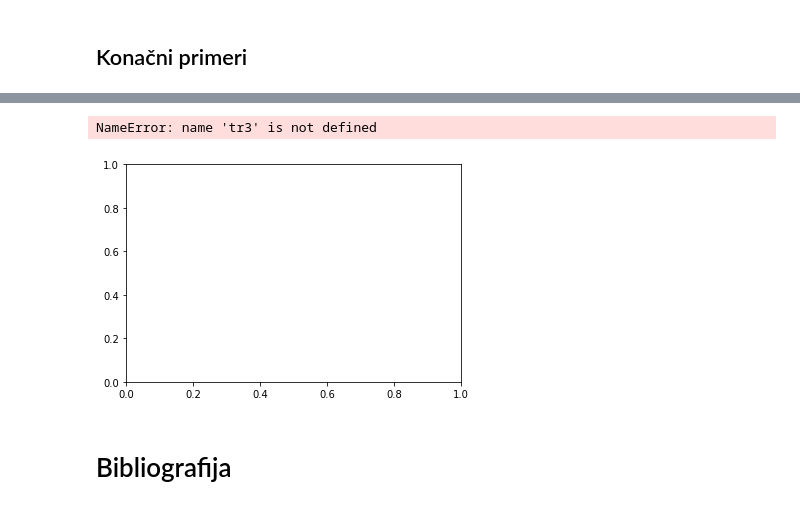
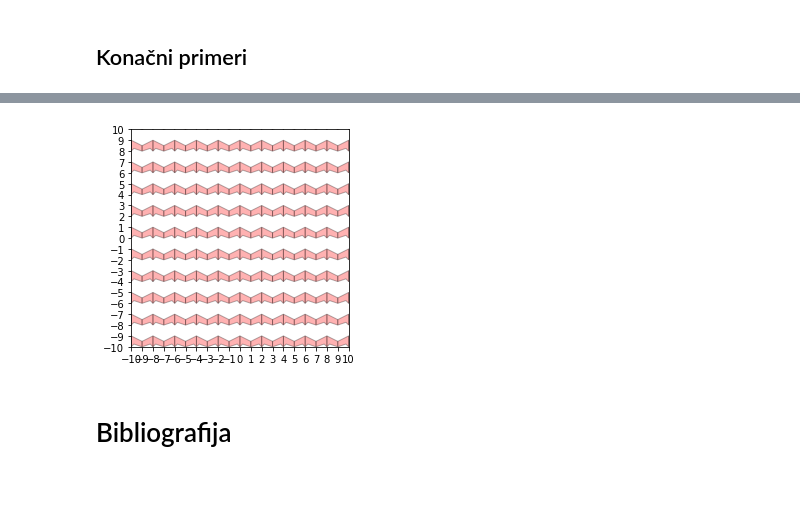
Before and after one commit to marinavas/poplocavanje, a Jupyter notebook: uvod.ipynb, the cells around one changed output, grey strips where cells are left out. Saved outputs shown, nothing was run; the diff lists cells and outputs as text; code cells hidden in the pictures.

```diff
--- a/uvod.ipynb
+++ b/uvod.ipynb
@@ -147,7 +153,7 @@ $$\begin{Bmatrix}\begin{bmatrix} \frac{v_{x}^{2}-v_{y}^{2} }{v_{x}^{2}+v_{y}^{2}
 # %%
 def pm(ax,ay, x1,y1,x2,y2):
     ref = refl2(ax,ay, ax+x1,ay+y1)
-    return np.union1d(p1(x1,x2,y1,y2),[ref, inv(ref)])
+    return p1(2*x1, 2*y1,x2,y2) +[ref]
 # %% [markdown]
 **
 # %% [markdown]
@@ -292,31 +181,48 @@ plt.show()
-# %%
-
-bx = plt.axes()
-for q1 in pop_p31m:
-    for q2 in pop_p31m:
-        for q3 in pop_p31m:
-            for q4 in pop_p31m:
-                    r = q1@q2@q3@q4
-                    p1 = affine_h(tr3, r)
-                    patch = PolygonPatch(p1, facecolor='#ff0000', edgecolor='#000000', alpha=0.3, zorder=2)
-                    bx.add_patch(patch)
-                    p2 = affine_h(kv, r)
-                    patch = PolygonPatch(p2.difference(p1), facecolor='#ffff00', edgecolor='#000000', alpha=0.7, zorder=2)
-                    bx.add_patch(patch)
-                    patch = PolygonPatch(p1.difference(p2), facecolor='#00ff00', edgecolor='#000000', alpha=0.7, zorder=2)
-                    bx.add_patch(patch)
-
-
-
-bx.set_xlim(-2,2)
-bx.set_xticks(range(-2,3))
-bx.set_ylim(-2,2)
-bx.set_yticks(range(-2,3))
-bx.set_aspect(1)
-plt.show()
-# %% [output]
-NameError: name 'tr3' is not defined
-[figure, removed]
+# %%
+def generisi(gen,okvir):
+    xmin,ymin,xmax,ymax = okvir
+    l = []
+    def generisi_rek(iz):
+        for i in l:
+            if(np.linalg.norm(iz - i) < 0.00001):
+                return
+        l.append(iz)
+        x,y,_ = iz @ (0,0,1)
+        if(x>xmax or x<xmin or y>ymax or y<ymin):
+            return
+        for i in gen:
+            generisi_rek(i @ iz)
+
+    generisi_rek(transl(0,0))
+    return l
+# %%
+def crtaj(izl,p,axes):
+    for i in izl:
+        q = affine_h(p,i)
+        patch = PolygonPatch(q, facecolor='#ff0000', edgecolor='#000000', alpha=0.3, zorder=2)
+        axes.add_patch(patch)
+# %%
+bx = plt.axes()
+
+
+m = []
+p = Polygon([(0,0),(0.25, 0.25), (1,0), (1,0.5), (0,1)])
+
+izom = pm(0,0,1,0,0,2)
+okvir = [-10,-10,10,10]
+
+izomgen = generisi(izom,okvir)
+crtaj(izomgen,p,bx)
+
+xmin,ymin,xmax,ymax = okvir
+bx.set_xlim(-10,10)
+bx.set_xticks(range(-10,11))
+bx.set_ylim(-10,10)
+bx.set_yticks(range(-10,11))
+bx.set_aspect(1)
+plt.show()
+# %% [output]
+[figure, added]
 # %% [markdown]
 # Bibliografija
 # %% [markdown]
```
Also changed, not shown: parts of 11 cells of this notebook, 2 other files.
